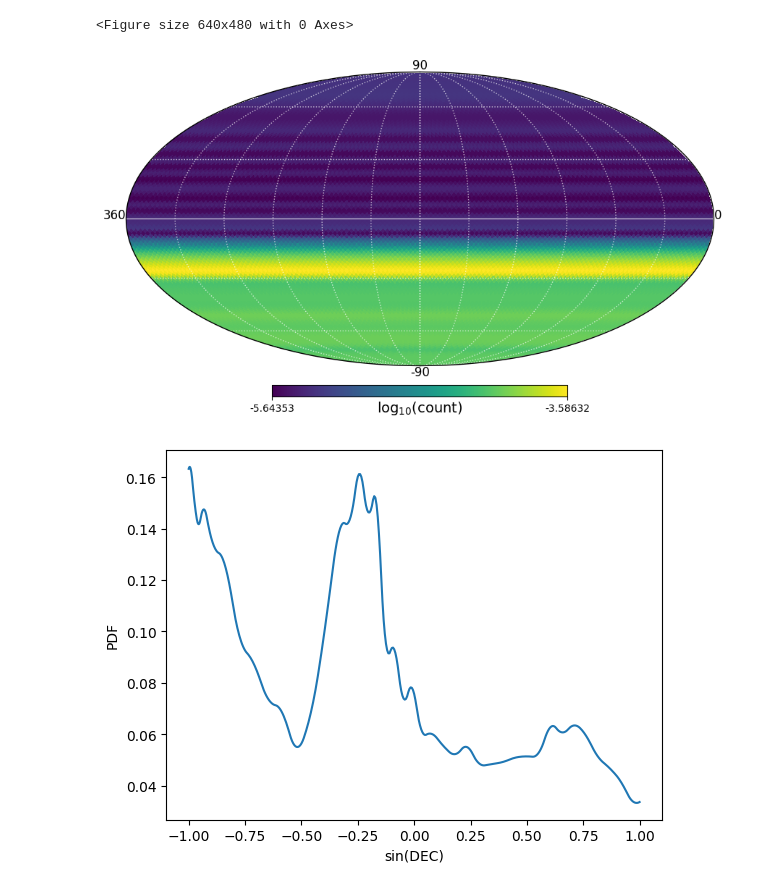
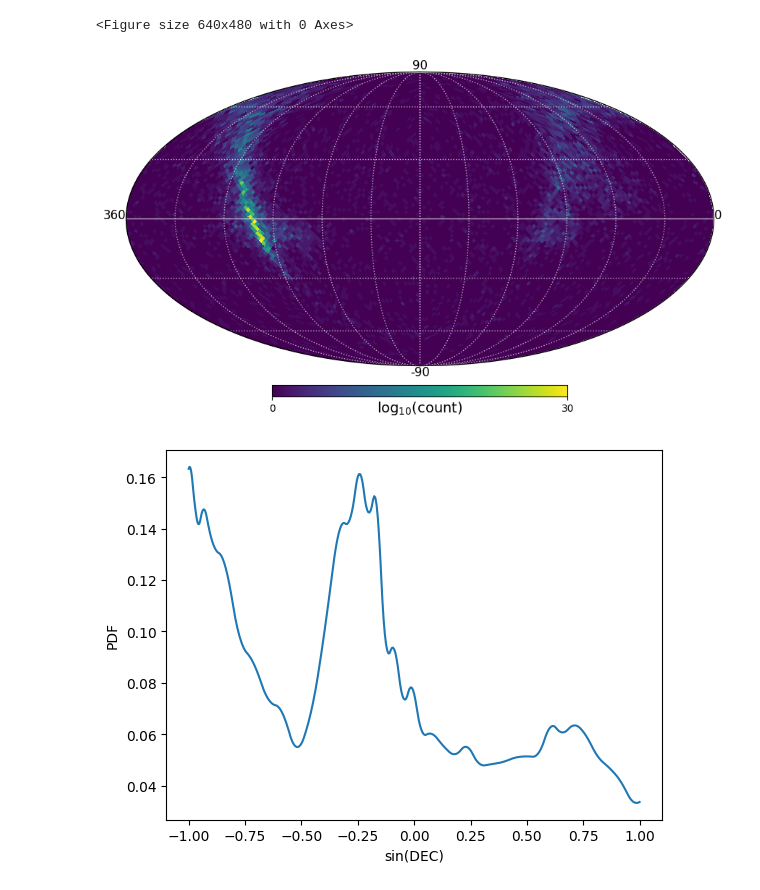
Before and after one commit to MACampana/BinnedTracks, a Jupyter notebook: NEW_BinnedAnalysis.ipynb, the cells around one changed output. Drawn from its saved outputs; the diff is of its cells as text; code cells hidden in the pictures.

```diff
--- a/NEW_BinnedAnalysis.ipynb
+++ b/NEW_BinnedAnalysis.ipynb
@@ -794,16 +795,3 @@ class BinnedTemplateAllSky:
             print('--> Injections Done.')
 
         return
-# %%
-class HiddenPrints:
-    def __enter__(self):
-        self._original_stdout = sys.stdout
-        sys.stdout = open(os.devnull, 'w')
-
-    def __exit__(self, exc_type, exc_val, exc_tb):
-        sys.stdout.close()
-        sys.stdout = self._original_stdout
-
-with HiddenPrints():
-    print('test')
-print('test2')
@@ -1894,22 +1911,28 @@ plt.show()
 # %%
 t = np.load('templates/Fermi-LAT_pi0_map.npy')
+# %%
+a = np.zeros_like(bin_chilln.counts)
+for b in range(len(bin_chilln.inj_bins)):
+    p,c = np.unique(bin_chilln.inj_bins[b], return_counts=True)
+    p = np.array(p, dtype=int)
+    a[b,p] += c
 # %%
 plt.figure(facecolor='w')
 
-x = bin_chilln.p_b[90]
+x = np.sum(a, axis=0)
 
 coord='C'
-hp.mollview(np.log10(x), unit=r'$\log_{10}($count$)$', rot=(180,0,0))#, min=-5)#, max=1, cmap='nipy_spectral')
+hp.mollview((x), unit=r'$\log_{10}($count$)$', rot=(180,0,0))#, min=-3, max=1)#, cmap='nipy_spectral')
 hp.projtext(0,0,'90', size='large', ha='center', va='bottom', coord=coord)#, rot=rot)
 hp.projtext(np.pi/2,2.0*np.pi - .001,'360', size='large', ha='right', coord=coord)#, rot=rot)
 hp.projtext(np.pi/2,0,'0', size='large', ha='left', coord=coord)#, rot=rot)
 hp.projtext(np.pi,0,'-90', size='large', ha='center', va='top', coord=coord)#, rot=rot)
 hp.graticule(30, color='w', alpha=0.7)
 plt.title('', pad=25)
 plt.show()
 # %% [output]
 <Figure size 640x480 with 0 Axes>
-[figure, old version]
+[figure, new version]
 # %%
 x = np.sin(np.unique(bin_chilln.bin_decs))
 plt.plot(x, bin_chilln.get_acc_from_spline(x, acc='bg'))
```
Also changed, not shown: parts of 21 cells of this notebook.
